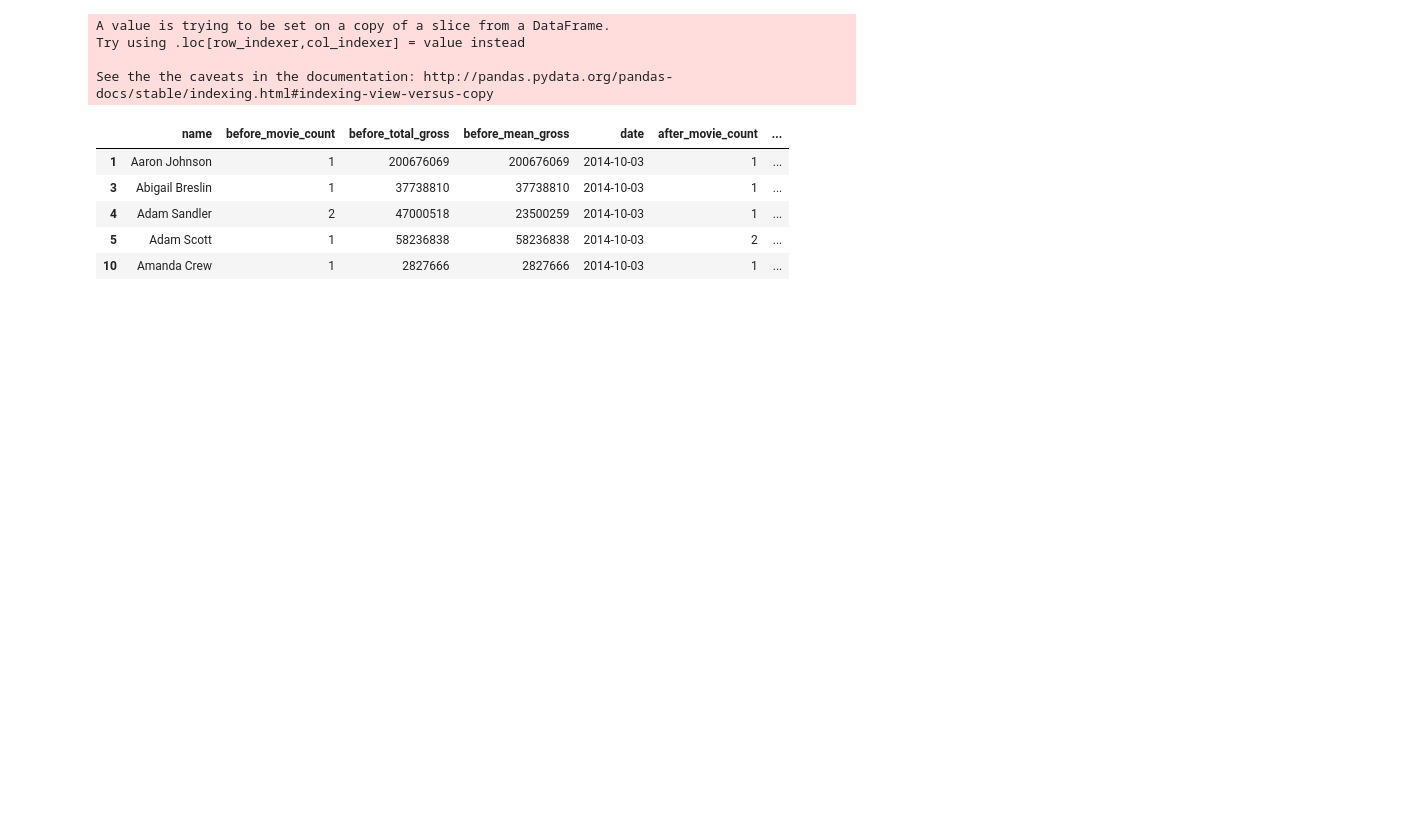
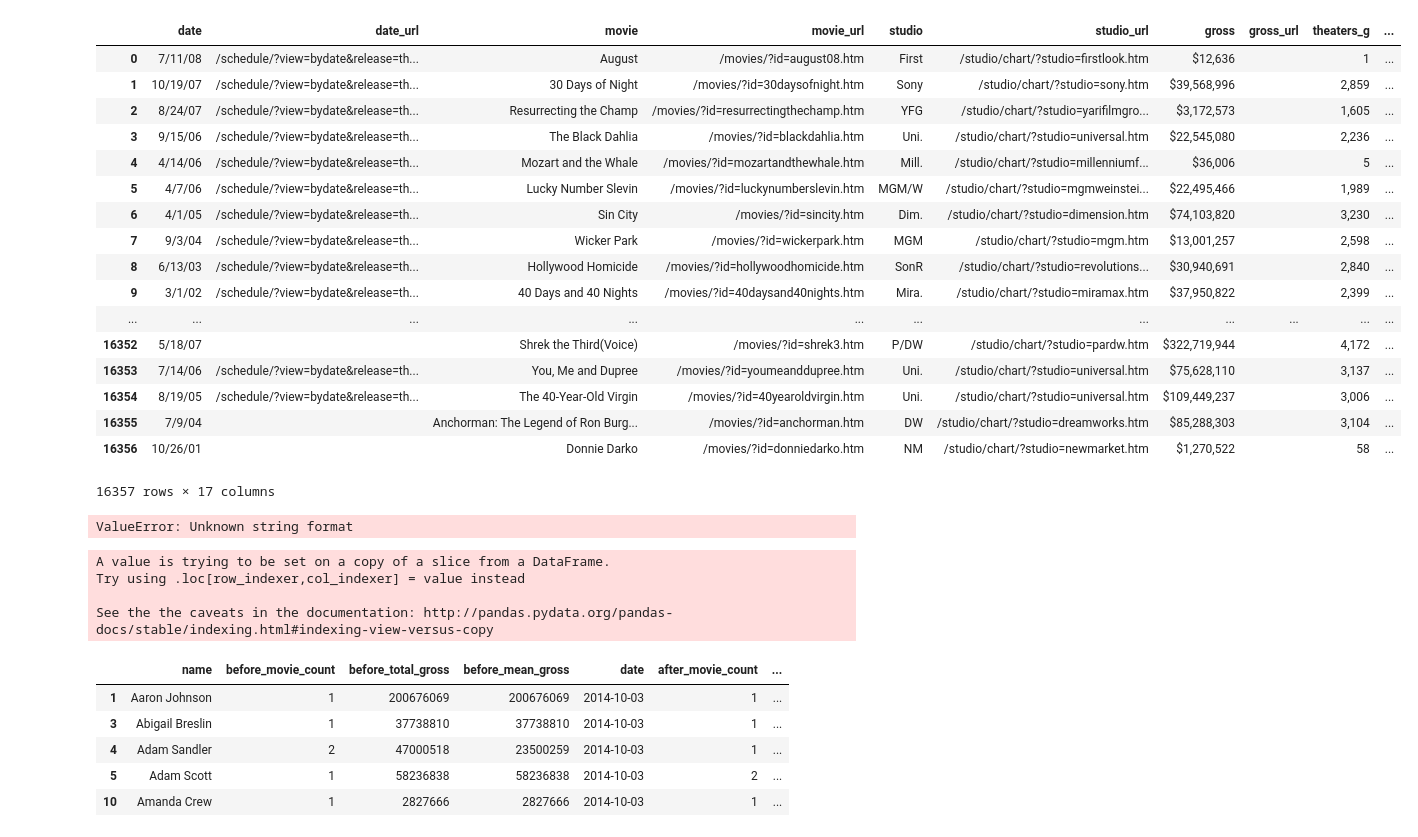
Before and after one commit to johnmwalters/actor_influence, a Jupyter notebook: nicolas_cage_influence.ipynb, the cells around one changed output. Saved outputs shown, nothing was run; the diff lists cells and outputs as text; code cells hidden in the pictures; blank space fills up the shorter version.

```diff
--- a/nicolas_cage_influence.ipynb
+++ b/nicolas_cage_influence.ipynb
@@ -98,26 +18,3 @@ def movie_desc_table(movie_name, all_movie_html_block):
-# %%
-def movie_page_loop(loop_df):
-    nc_movies = []
-    for row in loop_df:
-        url = row
-        response = requests.get(url)
-        while response.status_code != 200:
-            if response.status_code == 403:
-                break
-            print "Waiting for webpage to respond"
-            print url
-            time.sleep(randint(1,10))
-        page = response.text
-        soup = BeautifulSoup(page)
-        #Sets the block that we are looking at that contains the contributors for the film
-        try:
-            movie_name = soup.find_all('b')[1].text
-            movie_desc_block = soup.find(text = 'The Players').parent.parent.find_all('table')[0].find_all('tr')
-            movie = movie_desc_table(movie_name, movie_desc_block)
-        except:
-            movie = [["","","",""]]
-        nc_movies.append(movie)
-    return nc_movies
 # %%
 '''
 Nicolas Cage's page is the following: http://www.boxofficemojo.com/people/chart/?id=nicolascage.htm
@@ -258,11 +185,34 @@ comp_actor_movies = actor_page_loop(unique_all_actors)
+# %%
+col = ['date', 'date_url', 'movie', 'movie_url', 'studio', 'studio_url', 'gross', 'gross_url', 'theaters_g', 'theaters_g_url', 'opening', 'opening_url', 'theaters_o', 'theaters_o_url', 'rank', 'rank_url','name']
+comp_actor_df = pd.DataFrame(comp_actor_movies, columns = col)
+comp_actor_df
+# %% [output]
+|  | date | date_url | movie | movie_url | studio | studio_url | gross | gross_url | theaters_g | ... |
+| 0 | 7/11/08 | /schedule/?view=bydate&release=th... | August | /movies/?id=august08.htm | First | /studio/chart/?studio=firstlook.htm | $12,636 |  | 1 | ... |
+| 1 | 10/19/07 | /schedule/?view=bydate&release=th... | 30 Days of Night | /movies/?id=30daysofnight.htm | Sony | /studio/chart/?studio=sony.htm | $39,568,996 |  | 2,859 | ... |
+| 2 | 8/24/07 | /schedule/?view=bydate&release=th... | Resurrecting the Champ | /movies/?id=resurrectingthechamp.htm | YFG | /studio/chart/?studio=yarifilmgro... | $3,172,573 |  | 1,605 | ... |
+| 3 | 9/15/06 | /schedule/?view=bydate&release=th... | The Black Dahlia | /movies/?id=blackdahlia.htm | Uni. | /studio/chart/?studio=universal.htm | $22,545,080 |  | 2,236 | ... |
+| 4 | 4/14/06 | /schedule/?view=bydate&release=th... | Mozart and the Whale | /movies/?id=mozartandthewhale.htm | Mill. | /studio/chart/?studio=millenniumf... | $36,006 |  | 5 | ... |
+| 5 | 4/7/06 | /schedule/?view=bydate&release=th... | Lucky Number Slevin | /movies/?id=luckynumberslevin.htm | MGM/W | /studio/chart/?studio=mgmweinstei... | $22,495,466 |  | 1,989 | ... |
+| 6 | 4/1/05 | /schedule/?view=bydate&release=th... | Sin City | /movies/?id=sincity.htm | Dim. | /studio/chart/?studio=dimension.htm | $74,103,820 |  | 3,230 | ... |
+| 7 | 9/3/04 | /schedule/?view=bydate&release=th... | Wicker Park | /movies/?id=wickerpark.htm | MGM | /studio/chart/?studio=mgm.htm | $13,001,257 |  | 2,598 | ... |
+| 8 | 6/13/03 | /schedule/?view=bydate&release=th... | Hollywood Homicide | /movies/?id=hollywoodhomicide.htm | SonR | /studio/chart/?studio=revolutions... | $30,940,691 |  | 2,840 | ... |
+| 9 | 3/1/02 | /schedule/?view=bydate&release=th... | 40 Days and 40 Nights | /movies/?id=40daysand40nights.htm | Mira. | /studio/chart/?studio=miramax.htm | $37,950,822 |  | 2,399 | ... |
+| ... | ... | ... | ... | ... | ... | ... | ... | ... | ... | ... |
+| 16352 | 5/18/07 |  | Shrek the Third(Voice) | /movies/?id=shrek3.htm | P/DW | /studio/chart/?studio=pardw.htm | $322,719,944 |  | 4,172 | ... |
+| 16353 | 7/14/06 | /schedule/?view=bydate&release=th... | You, Me and Dupree | /movies/?id=youmeanddupree.htm | Uni. | /studio/chart/?studio=universal.htm | $75,628,110 |  | 3,137 | ... |
+| 16354 | 8/19/05 | /schedule/?view=bydate&release=th... | The 40-Year-Old Virgin | /movies/?id=40yearoldvirgin.htm | Uni. | /studio/chart/?studio=universal.htm | $109,449,237 |  | 3,006 | ... |
+| 16355 | 7/9/04 |  | Anchorman: The Legend of Ron Burg... | /movies/?id=anchorman.htm | DW | /studio/chart/?studio=dreamworks.htm | $85,288,303 |  | 3,104 | ... |
+| 16356 | 10/26/01 |  | Donnie Darko | /movies/?id=donniedarko.htm | NM | /studio/chart/?studio=newmarket.htm | $1,270,522 |  | 58 | ... |
+16357 rows × 17 columns
 # %%
-col = ['date', 'date_url', 'movie', 'movie_url', 'studio', 'studio_url', 'gross', 'gross_url', 'theaters_g', 'theaters_g_url', 'opening', 'opening_url', 'theaters_o', 'theaters_o_url', 'rank', 'rank_url','name']
-comp_actor_df = pd.DataFrame(comp_actor_movies, columns = col)
-comp_actor_df['date'] = comp_actor_df['date'].apply(pd.to_datetime)
+comp_actor_df['date'] = pd.to_datetime(comp_actor_df['date'])
 comp_actor_df = comp_actor_df[comp_actor_df.date != 'N/A']
 comp_actor_df['gross'] = (comp_actor_df['gross'].replace('[\$,)]','', regex=True).replace( '[(]','-', regex=True ).convert_objects(convert_numeric=True).astype(float))
 comp_actor_df['name'] = comp_actor_df['name'].str.replace('*', '')
 calc_comp_actor_df = comp_actor_df[['name','movie','date','gross']]
+# %% [output]
+ValueError: Unknown string format
 # %%
 def date_loop(date_list, date_range):
     df_final = pd.DataFrame()
```
Also changed, not shown: parts of 6 cells of this notebook.
